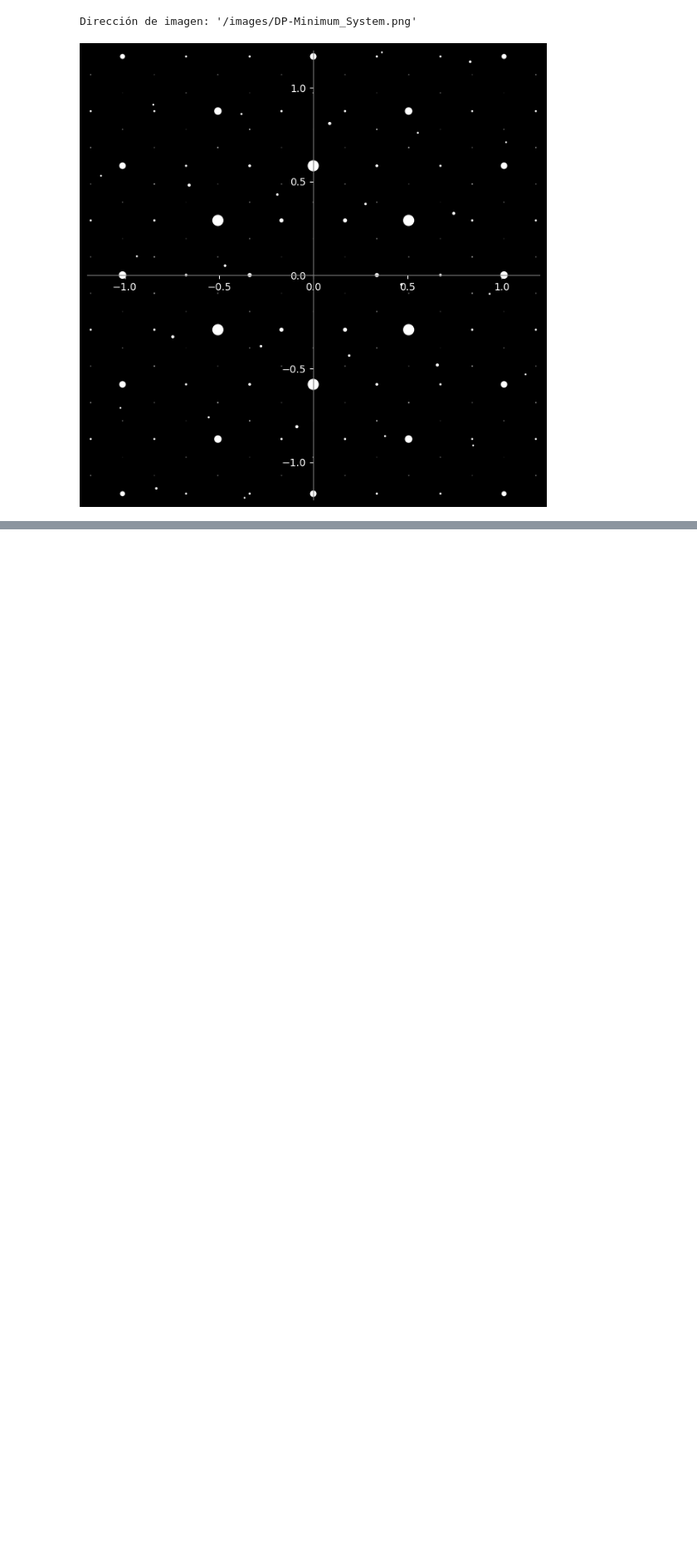
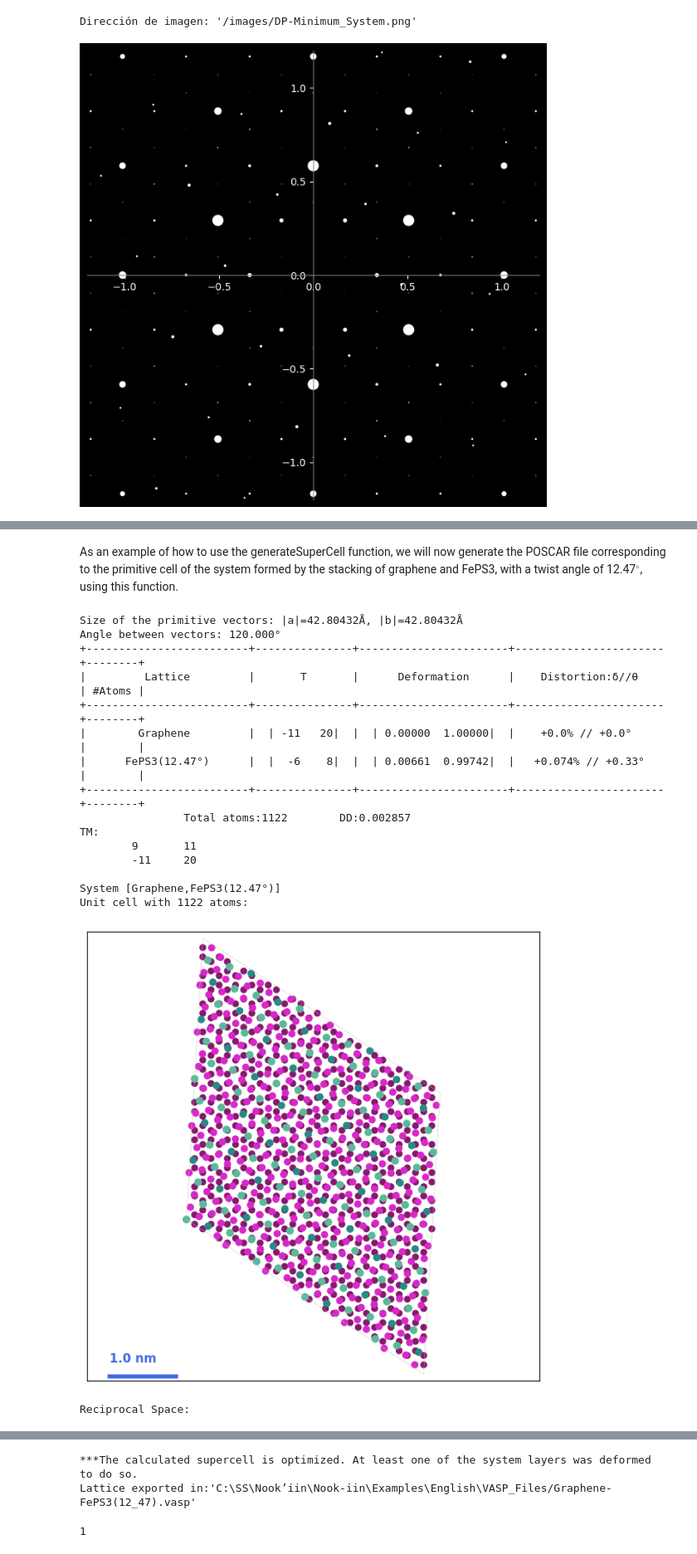
Before and after one commit to OssielAg/Nook-iin, a Jupyter notebook: Examples/English/01_Complete_Example.ipynb, the cells around one changed output, grey strips where cells are left out. Shown at 83% size. Drawn from its saved outputs; the diff is of its cells as text; code cells hidden in the pictures; blank space fills up the shorter version.

```diff
--- a/Examples/English/01_Complete_Example.ipynb
+++ b/Examples/English/01_Complete_Example.ipynb
@@ -254,0 +260,24 @@ Dirección de imagen: '/images/DP-Minimum_System.png'
+# %% [markdown]
+As an example of how to use the generateSuperCell function, we will now generate the POSCAR file corresponding to the primitive cell of the system formed by the stacking of graphene and FePS3, with a twist angle of 12.47$^\circ$, using this function.
+# %%
+S = System([l2, l1.mRot(12.47)])
+newS = S.generateSuperCell(15,0.01,showTable=True)
+newS.exportPC(PCname='Graphene-FePS3(12_47)')
+# %% [output]
+Size of the primitive vectors: |a|=42.80432Å, |b|=42.80432Å
+Angle between vectors: 120.000°
++-------------------------+---------------+-----------------------+-----------------------+--------+
+|         Lattice         |       T       |      Deformation      |    Distortion:δ//θ    | #Atoms |
++-------------------------+---------------+-----------------------+-----------------------+--------+
+|        Graphene         |  | -11   20|  |  | 0.00000  1.00000|  |    +0.0% // +0.0°     |        |
+|      FePS3(12.47°)      |  |  -6    8|  |  | 0.00661  0.99742|  |   +0.074% // +0.33°   |        |
++-------------------------+---------------+-----------------------+-----------------------+--------+
+                Total atoms:1122        DD:0.002857
+TM:
+        9       11
+        -11     20
+
+System [Graphene,FePS3(12.47°)]
+Unit cell with 1122 atoms:
+[figure, added]
+Reciprocal Space:
@@ -254,0 +285,3 @@ Dirección de imagen: '/images/DP-Minimum_System.png'
+***The calculated supercell is optimized. At least one of the system layers was deformed to do so.
+Lattice exported in:'C:\SS\Nook’iin\Nook-iin\Examples\English\VASP_Files/Graphene-FePS3(12_47).vasp'
+1
```
Also changed, not shown: parts of 7 cells of this notebook, 23 other files.
